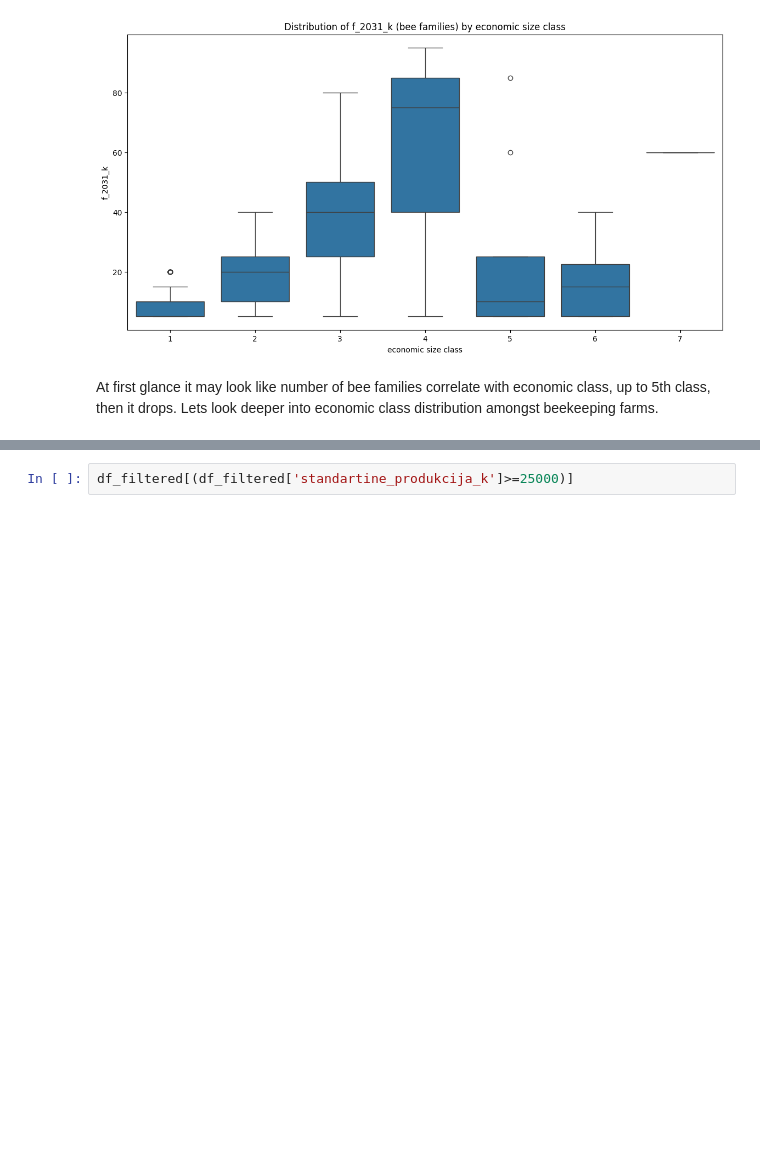
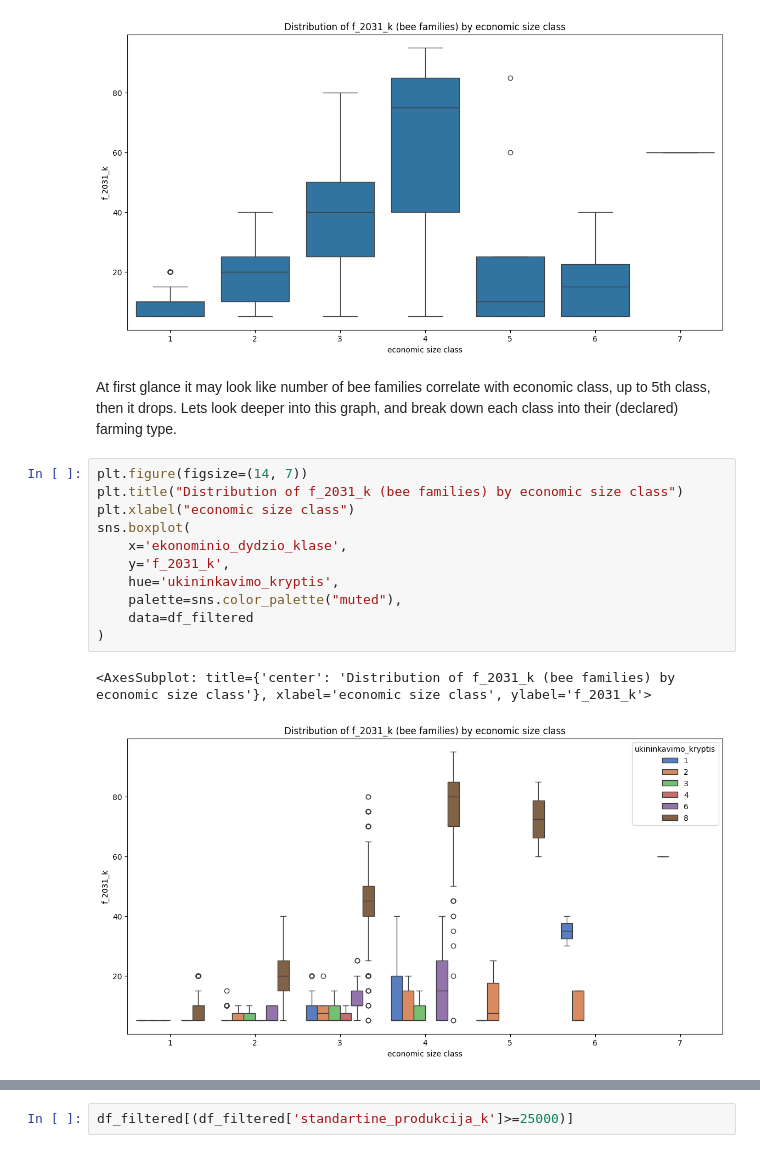
Before and after one commit to plerixus/Lithuanian_agriculture_analysis_2020, a Jupyter notebook: notebooks/Beekeeping_for_small_farms.ipynb, the cells around one changed output, grey strips where cells are left out. Cells and saved outputs as stored; diff of their text form; blank space fills up the shorter version.

```diff
--- a/notebooks/Beekeeping_for_small_farms.ipynb
+++ b/notebooks/Beekeeping_for_small_farms.ipynb
@@ -69,4 +66,18 @@ sns.boxplot(x='ekonominio_dydzio_klase', y='f_2031_k', data=df_filtered)
 [figure]
 # %% [markdown]
 At first glance it may look like number of bee families correlate with economic class, up to 5th class, then it drops.
-Lets look deeper into economic class distribution amongst beekeeping farms.
+Lets look deeper into this graph, and break down each class into their (declared) farming type.
+# %%
+plt.figure(figsize=(14, 7))
+plt.title("Distribution of f_2031_k (bee families) by economic size class")
+plt.xlabel("economic size class")
+sns.boxplot(
+    x='ekonominio_dydzio_klase',
+    y='f_2031_k',
+    hue='ukininkavimo_kryptis',
+    palette=sns.color_palette("muted"),
+    data=df_filtered
+)
+# %% [output]
+<AxesSubplot: title={'center': 'Distribution of f_2031_k (bee families) by economic size class'}, xlabel='economic size class', ylabel='f_2031_k'>
+[figure, added]
```
Also changed, not shown: parts of 17 cells of this notebook.
